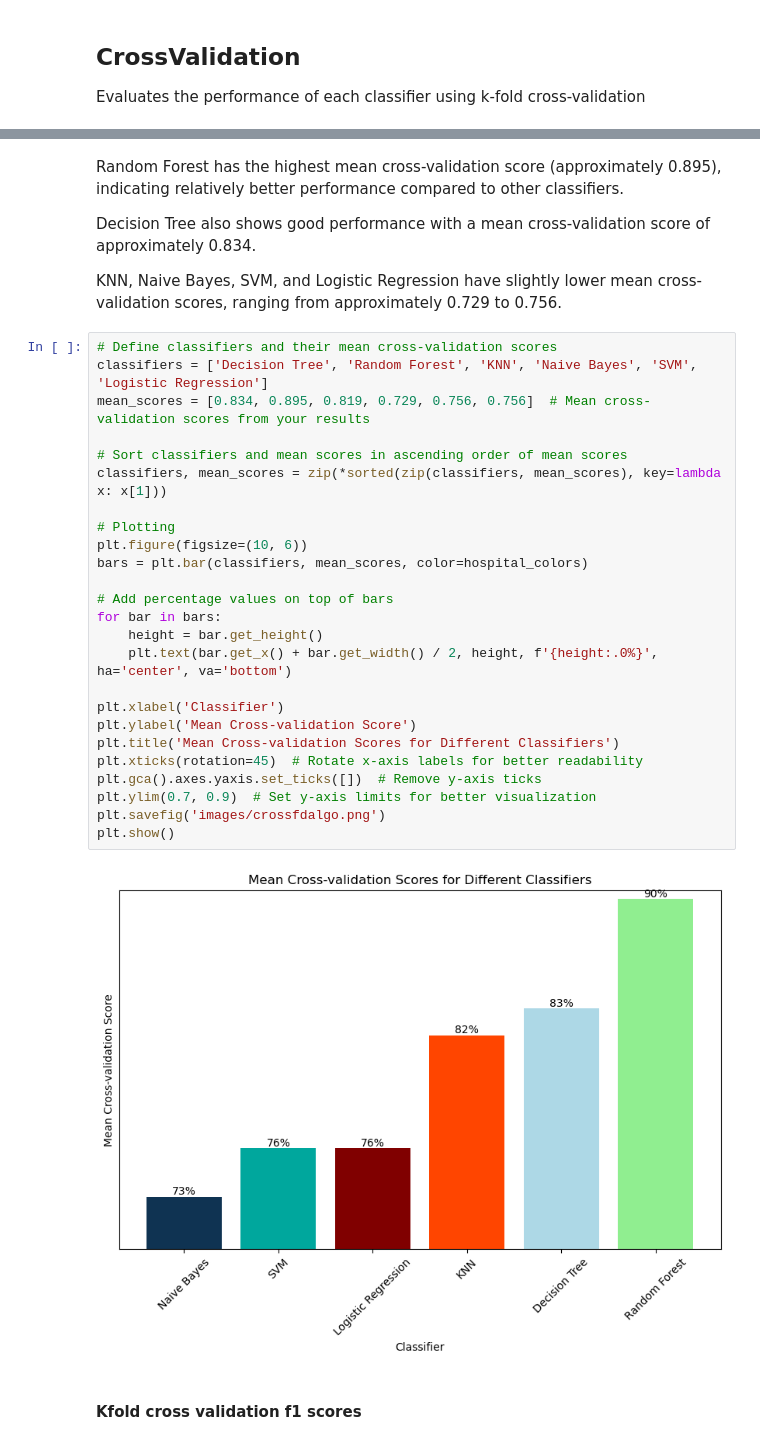
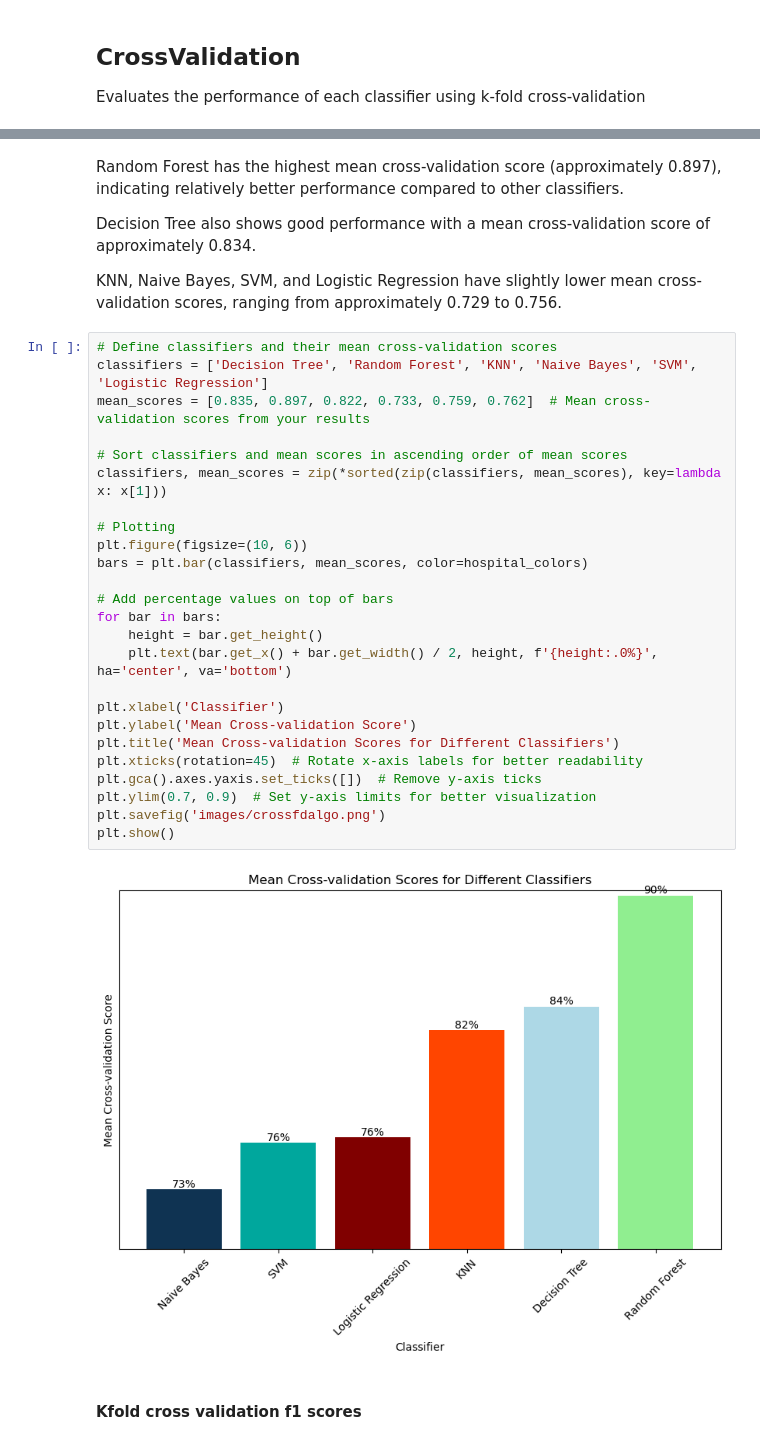
Before and after one commit to Cynthiachelangat/h1n1vaccineprediction, a Jupyter notebook: main.ipynb, the cells around one changed output, grey strips where cells are left out. Cells and saved outputs as stored; diff of their text form.

```diff
--- a/main.ipynb
+++ b/main.ipynb
@@ -1329,5 +1329,5 @@ Mean CV score: 0.7558194446296779
 # %% [markdown]
-Random Forest has the highest mean cross-validation score (approximately 0.895), indicating relatively better performance compared to other classifiers.
+Random Forest has the highest mean cross-validation score (approximately 0.897), indicating relatively better performance compared to other classifiers.
 
 Decision Tree also shows good performance with a mean cross-validation score of approximately 0.834.
 
@@ -1335,30 +1335,30 @@ KNN, Naive Bayes, SVM, and Logistic Regression have slightly lower mean cross-va
 # %%
 # Define classifiers and their mean cross-validation scores
 classifiers = ['Decision Tree', 'Random Forest', 'KNN', 'Naive Bayes', 'SVM', 'Logistic Regression']
-mean_scores = [0.834, 0.895, 0.819, 0.729, 0.756, 0.756]  # Mean cross-validation scores from your results
+mean_scores = [0.835, 0.897, 0.822, 0.733, 0.759, 0.762]  # Mean cross-validation scores from your results
 
 # Sort classifiers and mean scores in ascending order of mean scores
 classifiers, mean_scores = zip(*sorted(zip(classifiers, mean_scores), key=lambda x: x[1]))
 
 # Plotting
 plt.figure(figsize=(10, 6))
 bars = plt.bar(classifiers, mean_scores, color=hospital_colors)
 
 # Add percentage values on top of bars
 for bar in bars:
     height = bar.get_height()
     plt.text(bar.get_x() + bar.get_width() / 2, height, f'{height:.0%}', ha='center', va='bottom')
 
 plt.xlabel('Classifier')
 plt.ylabel('Mean Cross-validation Score')
 plt.title('Mean Cross-validation Scores for Different Classifiers')
 plt.xticks(rotation=45)  # Rotate x-axis labels for better readability
 plt.gca().axes.yaxis.set_ticks([])  # Remove y-axis ticks
 plt.ylim(0.7, 0.9)  # Set y-axis limits for better visualization
 plt.savefig('images/crossfdalgo.png')
 plt.show()
 # %% [output]
-[figure, old version]
+[figure, new version]
 # %% [markdown]
 #### Kfold cross validation f1 scores
 # %%
```
Also changed, not shown: parts of 38 cells of this notebook, 12 other files.
